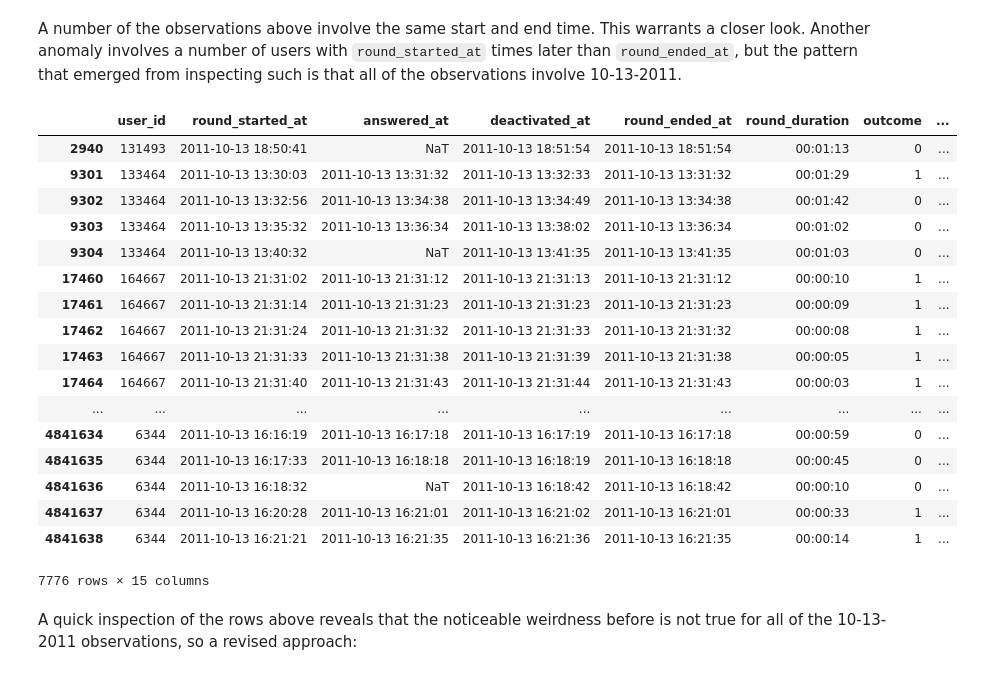
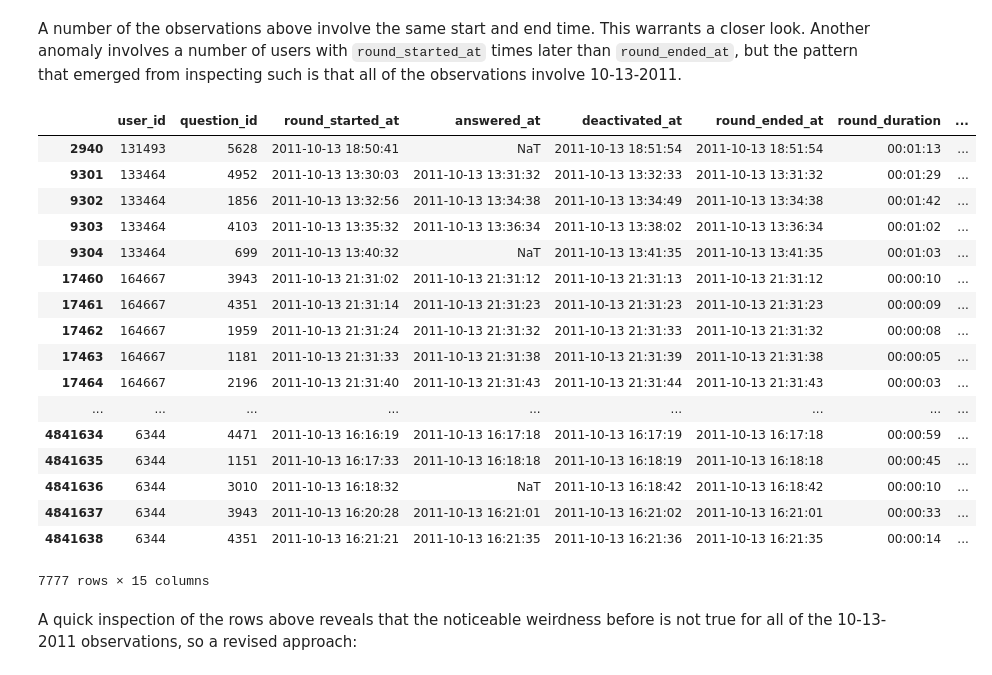
Before and after one commit to oserttas-math/predicting_assessment_mastery, a Jupyter notebook: notebooks/initial_data_exploration.ipynb, the cells around one changed output. Cells and saved outputs as stored; diff of their text form; code cells hidden in the pictures.

```diff
--- a/notebooks/initial_data_exploration.ipynb
+++ b/notebooks/initial_data_exploration.ipynb
@@ -154,7 +154,7 @@ Variables can be eliminated. Rows could be indexed and columns could be ordered
 Some columns, such as those not included in the test dataset, can be removed. Once the `outcome` column is eliminated, the `correct` column could be renamed to 'outcome', as it is more semantic. New columns, `round_ended_at` and `round_duration`, should be created with the appropriate manipulation or calculation. First, all relevant columns need to be converted to datetime or category.
 # %%
 # Create and save list of columns to convert to datetime:
-time_columns = ['round_started_at', 'answered_at', 'deactivated_at']
+time_columns = ['round_started_at', 'answered_at', 'deactivated_at', 'date_of_test']
 
 # Loop through the time_columns list:
 for column in time_columns:
@@ -163,8 +163,7 @@ for column in time_columns:
     df[column] = pd.to_datetime(df[column], errors='coerce')
 # %%
 # Create and save list of columns to convert to categorical data type:
-category_columns = ['group_name', 'track_name', 'subtrack_name', 'question_id',
-                    'question_type', 'game_type', 'num_players']
+category_columns = ['group_name', 'track_name', 'subtrack_name', 'question_id', 'question_type', 'game_type', 'num_players']
 
 # Loop through the category_columns list:
 for column in category_columns:
@@ -204,9 +203,7 @@ df.head()
 | 4 | 1 | 85818 | 1773 | 0 | 1 | 5 | 11 | 183 194 207 | ... |
 # %%
 # Reorder the columns and save:
-column_labels = ['user_id', 'round_started_at', 'answered_at', 'deactivated_at', 'round_ended_at', 'round_duration',
-                 'outcome', 'group_name', 'track_name', 'subtrack_name', 'tag_string',
-                 'question_id', 'question_type', 'game_type', 'num_players', 'date_of_test']
+column_labels = ['user_id', 'question_id', 'round_started_at', 'answered_at', 'deactivated_at', 'round_ended_at', 'round_duration', 'outcome', 'group_name', 'track_name', 'subtrack_name', 'tag_string', 'question_type', 'game_type', 'num_players', 'date_of_test']
 df = df[column_labels]
 
 # Reinspect the structure to confirm:
@@ -362,6 +359,5 @@ len(df.user_id.unique())
 179093
 # %%
 # Get the number of users who entered a value for date_of_test:
-dot_df = df.set_index(['user_id'])
-len(dot_df[dot_df.date_of_test.notnull()].groupby('user_id').sum())
+len(df[df.date_of_test.notnull()].groupby('user_id').sum())
 # %% [output]
@@ -432,28 +430,28 @@ A number of the observations above involve the same start and end time. This war
 # %%
 # Reset to default the number of rows returned:
 # pd.reset_option('max_rows')
 
 # Get all observations for 2011-10-13 by round_started_at:
-df[(df['round_started_at'] > '2011-10-13 00:00:00') & (df['round_started_at'] < '2011-10-13 23:59:59')]
+df[(df['round_started_at'] > '2011-10-13 00:00:00') & (df['round_started_at'] < '2011-10-14 00:00:00')]
 # %% [output]
-|  | user_id | round_started_at | answered_at | deactivated_at | round_ended_at | round_duration | outcome | ... |
-| 2940 | 131493 | 2011-10-13 18:50:41 | NaT | 2011-10-13 18:51:54 | 2011-10-13 18:51:54 | 00:01:13 | 0 | ... |
-| 9301 | 133464 | 2011-10-13 13:30:03 | 2011-10-13 13:31:32 | 2011-10-13 13:32:33 | 2011-10-13 13:31:32 | 00:01:29 | 1 | ... |
-| 9302 | 133464 | 2011-10-13 13:32:56 | 2011-10-13 13:34:38 | 2011-10-13 13:34:49 | 2011-10-13 13:34:38 | 00:01:42 | 0 | ... |
-| 9303 | 133464 | 2011-10-13 13:35:32 | 2011-10-13 13:36:34 | 2011-10-13 13:38:02 | 2011-10-13 13:36:34 | 00:01:02 | 0 | ... |
-| 9304 | 133464 | 2011-10-13 13:40:32 | NaT | 2011-10-13 13:41:35 | 2011-10-13 13:41:35 | 00:01:03 | 0 | ... |
-| 17460 | 164667 | 2011-10-13 21:31:02 | 2011-10-13 21:31:12 | 2011-10-13 21:31:13 | 2011-10-13 21:31:12 | 00:00:10 | 1 | ... |
-| 17461 | 164667 | 2011-10-13 21:31:14 | 2011-10-13 21:31:23 | 2011-10-13 21:31:23 | 2011-10-13 21:31:23 | 00:00:09 | 1 | ... |
-| 17462 | 164667 | 2011-10-13 21:31:24 | 2011-10-13 21:31:32 | 2011-10-13 21:31:33 | 2011-10-13 21:31:32 | 00:00:08 | 1 | ... |
-| 17463 | 164667 | 2011-10-13 21:31:33 | 2011-10-13 21:31:38 | 2011-10-13 21:31:39 | 2011-10-13 21:31:38 | 00:00:05 | 1 | ... |
-| 17464 | 164667 | 2011-10-13 21:31:40 | 2011-10-13 21:31:43 | 2011-10-13 21:31:44 | 2011-10-13 21:31:43 | 00:00:03 | 1 | ... |
+|  | user_id | question_id | round_started_at | answered_at | deactivated_at | round_ended_at | round_duration | ... |
+| 2940 | 131493 | 5628 | 2011-10-13 18:50:41 | NaT | 2011-10-13 18:51:54 | 2011-10-13 18:51:54 | 00:01:13 | ... |
+| 9301 | 133464 | 4952 | 2011-10-13 13:30:03 | 2011-10-13 13:31:32 | 2011-10-13 13:32:33 | 2011-10-13 13:31:32 | 00:01:29 | ... |
+| 9302 | 133464 | 1856 | 2011-10-13 13:32:56 | 2011-10-13 13:34:38 | 2011-10-13 13:34:49 | 2011-10-13 13:34:38 | 00:01:42 | ... |
+| 9303 | 133464 | 4103 | 2011-10-13 13:35:32 | 2011-10-13 13:36:34 | 2011-10-13 13:38:02 | 2011-10-13 13:36:34 | 00:01:02 | ... |
+| 9304 | 133464 | 699 | 2011-10-13 13:40:32 | NaT | 2011-10-13 13:41:35 | 2011-10-13 13:41:35 | 00:01:03 | ... |
+| 17460 | 164667 | 3943 | 2011-10-13 21:31:02 | 2011-10-13 21:31:12 | 2011-10-13 21:31:13 | 2011-10-13 21:31:12 | 00:00:10 | ... |
+| 17461 | 164667 | 4351 | 2011-10-13 21:31:14 | 2011-10-13 21:31:23 | 2011-10-13 21:31:23 | 2011-10-13 21:31:23 | 00:00:09 | ... |
+| 17462 | 164667 | 1959 | 2011-10-13 21:31:24 | 2011-10-13 21:31:32 | 2011-10-13 21:31:33 | 2011-10-13 21:31:32 | 00:00:08 | ... |
+| 17463 | 164667 | 1181 | 2011-10-13 21:31:33 | 2011-10-13 21:31:38 | 2011-10-13 21:31:39 | 2011-10-13 21:31:38 | 00:00:05 | ... |
+| 17464 | 164667 | 2196 | 2011-10-13 21:31:40 | 2011-10-13 21:31:43 | 2011-10-13 21:31:44 | 2011-10-13 21:31:43 | 00:00:03 | ... |
 | ... | ... | ... | ... | ... | ... | ... | ... | ... |
-| 4841634 | 6344 | 2011-10-13 16:16:19 | 2011-10-13 16:17:18 | 2011-10-13 16:17:19 | 2011-10-13 16:17:18 | 00:00:59 | 0 | ... |
-| 4841635 | 6344 | 2011-10-13 16:17:33 | 2011-10-13 16:18:18 | 2011-10-13 16:18:19 | 2011-10-13 16:18:18 | 00:00:45 | 0 | ... |
-| 4841636 | 6344 | 2011-10-13 16:18:32 | NaT | 2011-10-13 16:18:42 | 2011-10-13 16:18:42 | 00:00:10 | 0 | ... |
-| 4841637 | 6344 | 2011-10-13 16:20:28 | 2011-10-13 16:21:01 | 2011-10-13 16:21:02 | 2011-10-13 16:21:01 | 00:00:33 | 1 | ... |
-| 4841638 | 6344 | 2011-10-13 16:21:21 | 2011-10-13 16:21:35 | 2011-10-13 16:21:36 | 2011-10-13 16:21:35 | 00:00:14 | 1 | ... |
+| 4841634 | 6344 | 4471 | 2011-10-13 16:16:19 | 2011-10-13 16:17:18 | 2011-10-13 16:17:19 | 2011-10-13 16:17:18 | 00:00:59 | ... |
+| 4841635 | 6344 | 1151 | 2011-10-13 16:17:33 | 2011-10-13 16:18:18 | 2011-10-13 16:18:19 | 2011-10-13 16:18:18 | 00:00:45 | ... |
+| 4841636 | 6344 | 3010 | 2011-10-13 16:18:32 | NaT | 2011-10-13 16:18:42 | 2011-10-13 16:18:42 | 00:00:10 | ... |
+| 4841637 | 6344 | 3943 | 2011-10-13 16:20:28 | 2011-10-13 16:21:01 | 2011-10-13 16:21:02 | 2011-10-13 16:21:01 | 00:00:33 | ... |
+| 4841638 | 6344 | 4351 | 2011-10-13 16:21:21 | 2011-10-13 16:21:35 | 2011-10-13 16:21:36 | 2011-10-13 16:21:35 | 00:00:14 | ... |
-7776 rows × 15 columns
+7777 rows × 15 columns
 # %% [markdown]
 A quick inspection of the rows above reveals that the noticeable weirdness before is not true for all of the 10-13-2011 observations, so a revised approach:
 # %%
```
Also changed, not shown: parts of 105 cells of this notebook, 5 other files.
